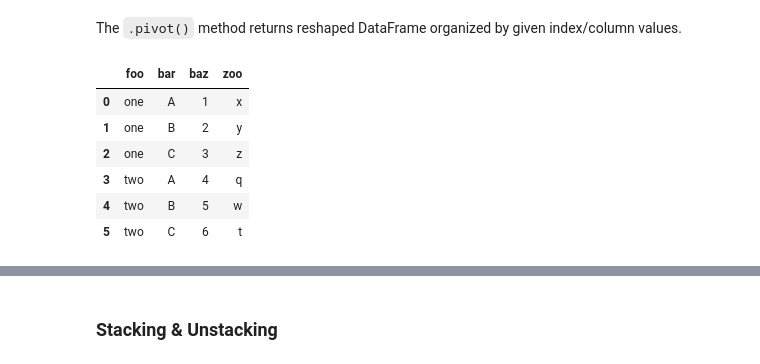
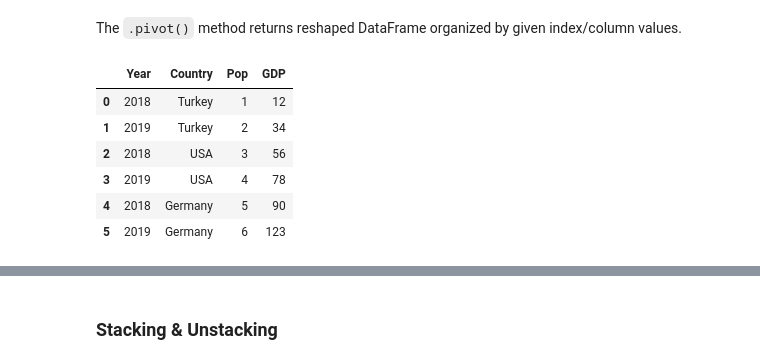
Before and after one commit to kaymal/python-teach, a Jupyter notebook: Python for Data Science/Manipulating DataFrames with Pandas.ipynb, the cells around one changed output, grey strips where cells are left out. Drawn from its saved outputs; the diff is of its cells as text; code cells hidden in the pictures.

```diff
--- a/Python for Data Science/Manipulating DataFrames with Pandas.ipynb
+++ b/Python for Data Science/Manipulating DataFrames with Pandas.ipynb
@@ -369,15 +369,16 @@ df_multi.loc[(slice(None), 'blue'),:].head(3)
 ### Pivoting
 # %% [markdown]
 The `.pivot()` method returns reshaped DataFrame organized by given index/column values.
-# %%
-df_2 = pd.DataFrame({'foo': ['one', 'one', 'one', 'two', 'two', 'two'], 'bar': ['A', 'B', 'C', 'A', 'B', 'C'], 'baz': [1, 2, 3, 4, 5, 6], 'zoo': ['x', 'y', 'z', 'q', 'w', 't']})
-df_2
-# %% [output]
-|  | foo | bar | baz | zoo |
-| 0 | one | A | 1 | x |
-| 1 | one | B | 2 | y |
-| 2 | one | C | 3 | z |
-| 3 | two | A | 4 | q |
-| 4 | two | B | 5 | w |
-| 5 | two | C | 6 | t |
+# %%
+# Create a Data Frame
+df2 = pd.DataFrame({'Year': ['2018', '2019', '2018', '2019', '2018', '2019'], 'Country': ['Turkey', 'Turkey', 'USA', 'USA', 'Germany', 'Germany'], 'Pop': [1, 2, 3, 4, 5, 6], 'GDP': ['12', '34', '56', '78', '90', '123']})
+df2
+# %% [output]
+|  | Year | Country | Pop | GDP |
+| 0 | 2018 | Turkey | 1 | 12 |
+| 1 | 2019 | Turkey | 2 | 34 |
+| 2 | 2018 | USA | 3 | 56 |
+| 3 | 2019 | USA | 4 | 78 |
+| 4 | 2018 | Germany | 5 | 90 |
+| 5 | 2019 | Germany | 6 | 123 |
 # %%
```
Also changed, not shown: parts of 5 cells of this notebook.
